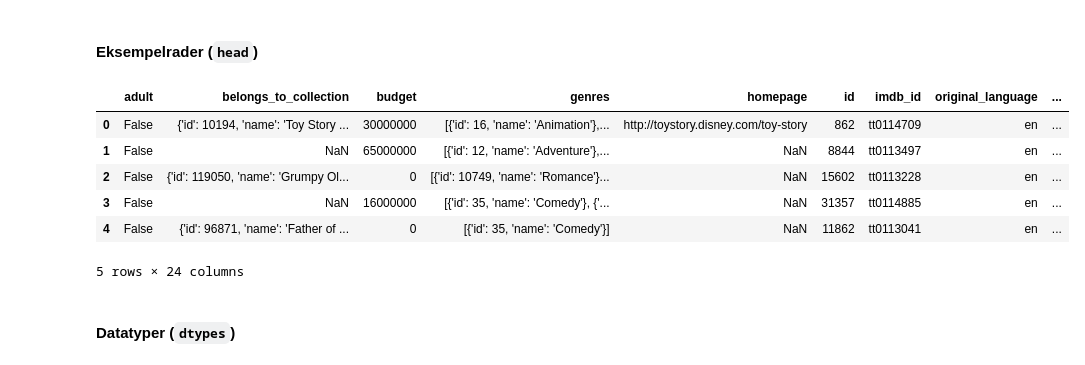
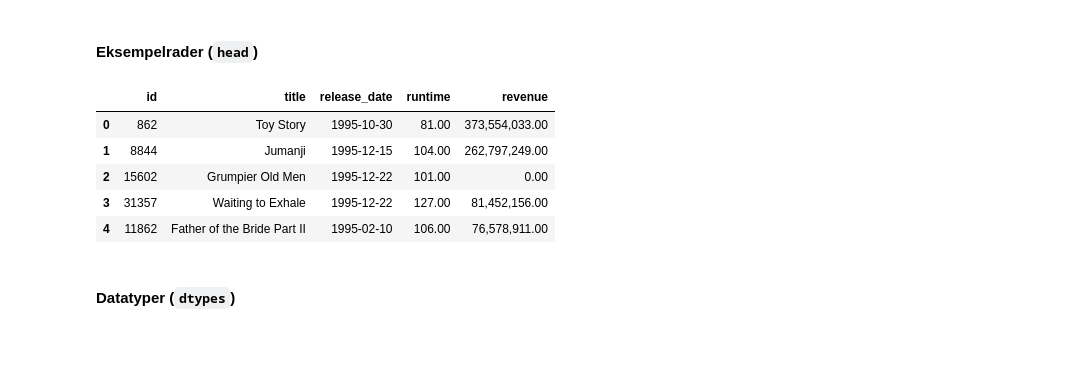
Before and after one commit to didrikjensen/sdd_assignment_3, a Jupyter notebook: eda_tahir.ipynb, the cells around one changed output. Drawn from its saved outputs; the diff is of its cells as text; code cells hidden in the pictures.

```diff
--- a/eda_tahir.ipynb
+++ b/eda_tahir.ipynb
@@ -53,15 +53,14 @@ df_movie_metadata.shape
 # %% [markdown]
 #### Eksempelrader (`head`)
 # %%
-df_movie_metadata.head()
+df_movie_metadata[["id", "title", "release_date", "runtime", "revenue"]].head()
 # %% [output]
-|  | adult | belongs_to_collection | budget | genres | homepage | id | imdb_id | original_language | ... |
-| 0 | False | {'id': 10194, 'name': 'Toy Story ... | 30000000 | [{'id': 16, 'name': 'Animation'},... | http://toystory.disney.com/toy-story | 862 | tt0114709 | en | ... |
-| 1 | False | NaN | 65000000 | [{'id': 12, 'name': 'Adventure'},... | NaN | 8844 | tt0113497 | en | ... |
-| 2 | False | {'id': 119050, 'name': 'Grumpy Ol... | 0 | [{'id': 10749, 'name': 'Romance'}... | NaN | 15602 | tt0113228 | en | ... |
-| 3 | False | NaN | 16000000 | [{'id': 35, 'name': 'Comedy'}, {'... | NaN | 31357 | tt0114885 | en | ... |
-| 4 | False | {'id': 96871, 'name': 'Father of ... | 0 | [{'id': 35, 'name': 'Comedy'}] | NaN | 11862 | tt0113041 | en | ... |
+|  | id | title | release_date | runtime | revenue |
+| 0 | 862 | Toy Story | 1995-10-30 | 81.00 | 373,554,033.00 |
+| 1 | 8844 | Jumanji | 1995-12-15 | 104.00 | 262,797,249.00 |
+| 2 | 15602 | Grumpier Old Men | 1995-12-22 | 101.00 | 0.00 |
+| 3 | 31357 | Waiting to Exhale | 1995-12-22 | 127.00 | 81,452,156.00 |
+| 4 | 11862 | Father of the Bride Part II | 1995-02-10 | 106.00 | 76,578,911.00 |
-5 rows × 24 columns
 # %% [markdown]
 #### Datatyper (`dtypes`)
 # %%
```
Also changed, not shown: parts of 92 cells of this notebook.
